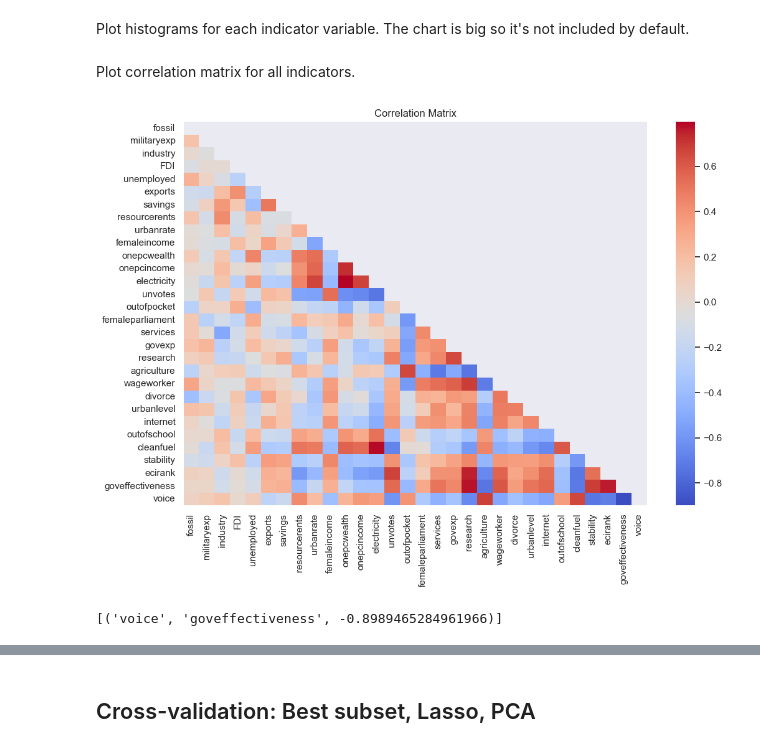
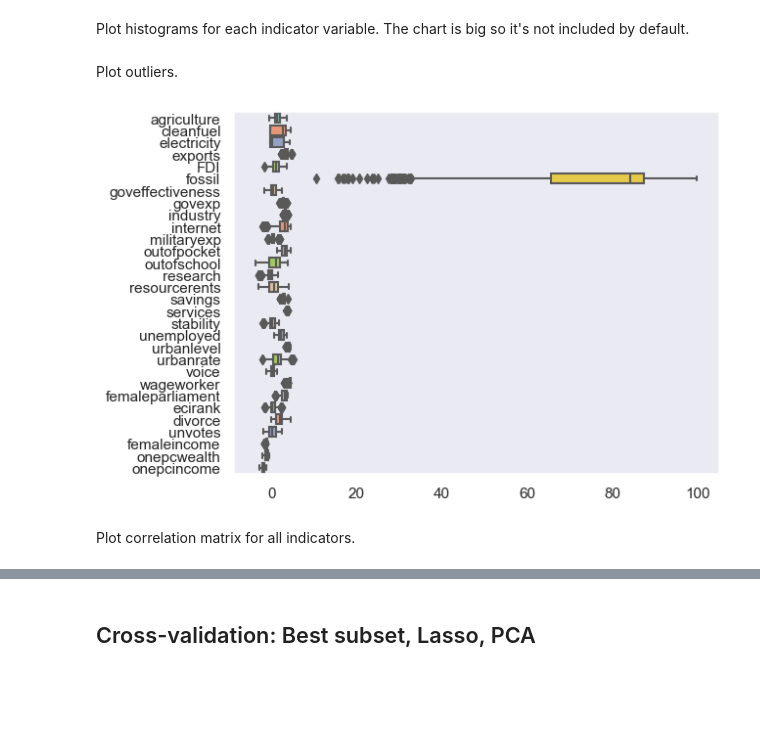
Before and after one commit to saviorand/provisioning-model, a Jupyter notebook: notebooks/provisioning.ipynb, the cells around one changed output, grey strips where cells are left out. Drawn from its saved outputs; the diff is of its cells as text; code cells hidden in the pictures; blank space fills up the shorter version.

```diff
--- a/notebooks/provisioning.ipynb
+++ b/notebooks/provisioning.ipynb
@@ -104,0 +113,2 @@ Plot histograms for each indicator variable. The chart is big so it's not includ
+# %% [markdown]
+Plot outliers.
@@ -105,9 +117,8 @@ Plot histograms for each indicator variable. The chart is big so it's not includ
+# %%
+plot_outliers(lifeexp_indicators)
+# %% [output]
+[figure, added]
 # %% [markdown]
 Plot correlation matrix for all indicators.
 # %%
 from functions.exploratory_analysis import plot_correlation_matrix
-# %%
-plot_correlation_matrix(indicator_dfs['lifeexpectancy_over_energy'])
-# %% [output]
-[figure, removed]
-[('voice', 'goveffectiveness', -0.8989465284961966)]
```
Also changed, not shown: parts of 12 cells of this notebook, 1 other file.
